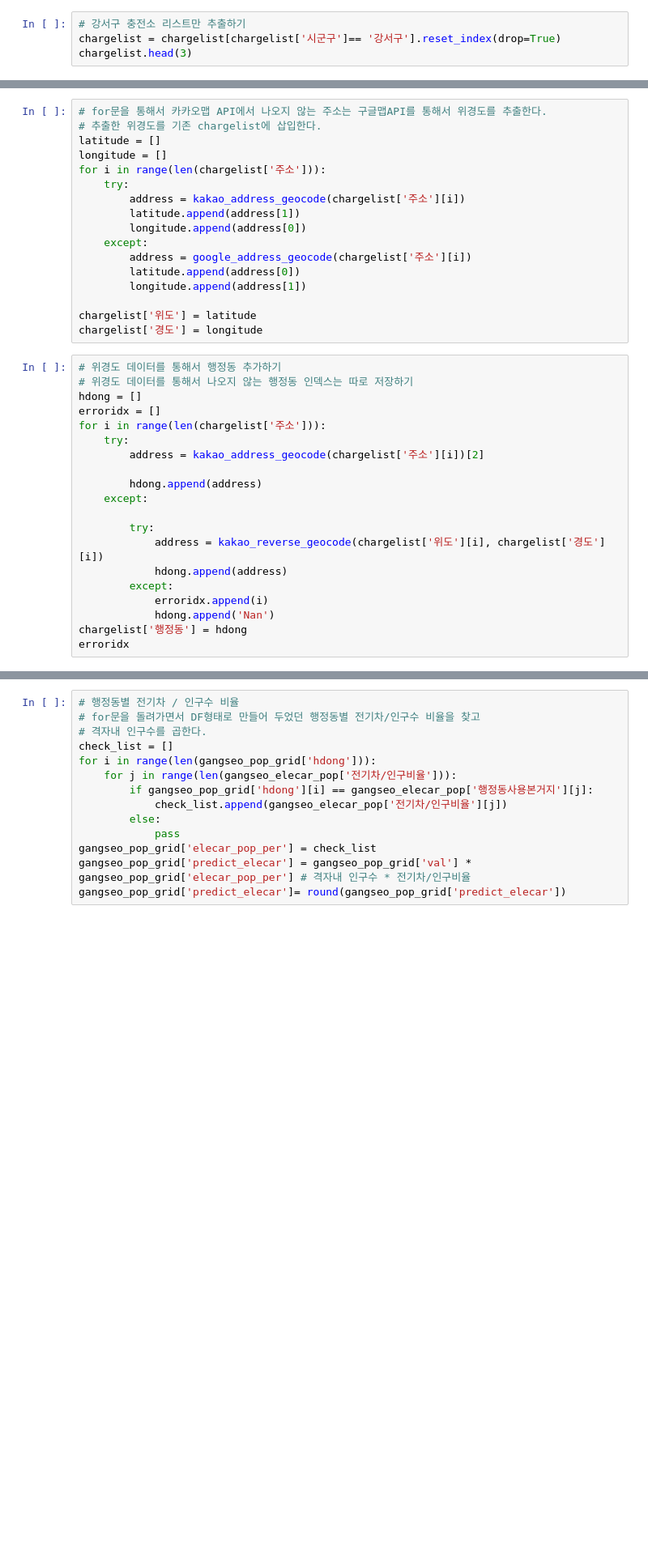
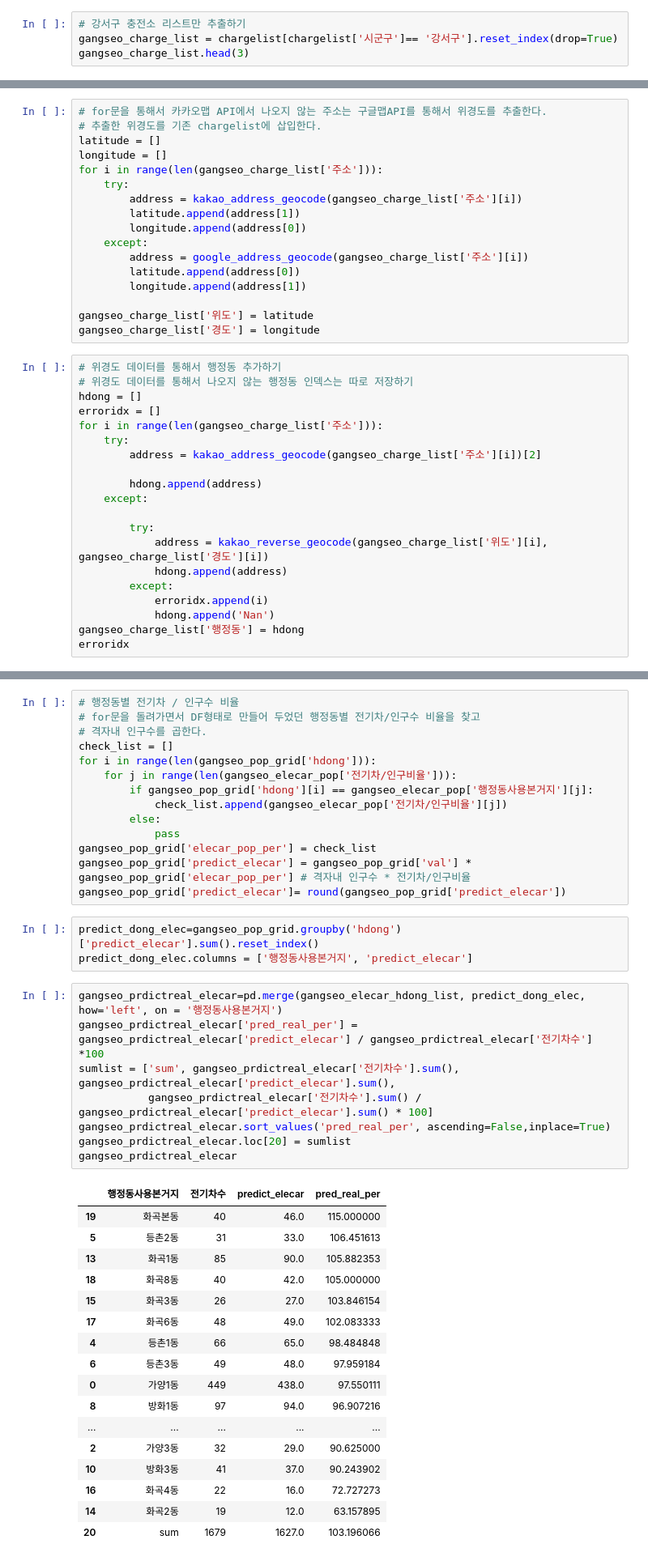
Before and after one commit to lima4/Gangseo-gu, a Jupyter notebook: final_data_eda.ipynb, the cells around one changed output, grey strips where cells are left out. Shown at 81% size. Cells and saved outputs as stored; diff of their text form; blank space fills up the shorter version.

Commit message:
Gangseo

```diff
--- a/final_data_eda.ipynb
+++ b/final_data_eda.ipynb
@@ -102,7 +106,7 @@ plt.show()
 # %%
 # 강서구 충전소 리스트만 추출하기
-chargelist = chargelist[chargelist['시군구']== '강서구'].reset_index(drop=True)
-chargelist.head(3)
+gangseo_charge_list = chargelist[chargelist['시군구']== '강서구'].reset_index(drop=True)
+gangseo_charge_list.head(3)
 # %% [output]
 |  | 운영기관 | 충전소 | 충전기ID | 충전기타입 | 지역 | 시군구 | 주소 | 이용가능시간 | 이용자 제한 | 급속충전량 | 비고 |
 | 0 | 환경부(한국자동차환경협회) | 가로공원로 지하공영주차장 | 1 | DC차데모+AC3상+DC콤보 | 서울특별시 | 강서구 | 서울특별시 강서구 가로공원로 189 지하주차장 05 | 24시간 이용가능 | NaN | 급속(50kW) | 주차요금 별도 |
@@ -142,37 +146,37 @@ def kakao_reverse_geocode(lat, lng):
 # 추출한 위경도를 기존 chargelist에 삽입한다.
 latitude = []
 longitude = []
-for i in range(len(chargelist['주소'])):
+for i in range(len(gangseo_charge_list['주소'])):
     try:
-        address = kakao_address_geocode(chargelist['주소'][i])
+        address = kakao_address_geocode(gangseo_charge_list['주소'][i])
         latitude.append(address[1])
         longitude.append(address[0])
     except:
-        address = google_address_geocode(chargelist['주소'][i])
+        address = google_address_geocode(gangseo_charge_list['주소'][i])
         latitude.append(address[0])
         longitude.append(address[1])
 
-chargelist['위도'] = latitude
-chargelist['경도'] = longitude
+gangseo_charge_list['위도'] = latitude
+gangseo_charge_list['경도'] = longitude
 # %%
 # 위경도 데이터를 통해서 행정동 추가하기
 # 위경도 데이터를 통해서 나오지 않는 행정동 인덱스는 따로 저장하기
 hdong = []
 erroridx = []
-for i in range(len(chargelist['주소'])):
+for i in range(len(gangseo_charge_list['주소'])):
     try:
-        address = kakao_address_geocode(chargelist['주소'][i])[2]
+        address = kakao_address_geocode(gangseo_charge_list['주소'][i])[2]
 
         hdong.append(address)
     except:
 
         try:
-            address = kakao_reverse_geocode(chargelist['위도'][i], chargelist['경도'][i])
+            address = kakao_reverse_geocode(gangseo_charge_list['위도'][i], gangseo_charge_list['경도'][i])
             hdong.append(address)
         except:
             erroridx.append(i)
             hdong.append('Nan')
-chargelist['행정동'] = hdong
+gangseo_charge_list['행정동'] = hdong
 erroridx
 # %% [output]
 []
@@ -703,3 +722,32 @@ for i in range(len(gangseo_pop_grid['hdong'])):
 gangseo_pop_grid['elecar_pop_per'] = check_list
 gangseo_pop_grid['predict_elecar'] = gangseo_pop_grid['val'] * gangseo_pop_grid['elecar_pop_per'] # 격자내 인구수 * 전기차/인구비율
 gangseo_pop_grid['predict_elecar']= round(gangseo_pop_grid['predict_elecar'])
+# %%
+predict_dong_elec=gangseo_pop_grid.groupby('hdong')['predict_elecar'].sum().reset_index()
+predict_dong_elec.columns = ['행정동사용본거지', 'predict_elecar']
+# %%
+gangseo_prdictreal_elecar=pd.merge(gangseo_elecar_hdong_list, predict_dong_elec, how='left', on = '행정동사용본거지')
+gangseo_prdictreal_elecar['pred_real_per'] = gangseo_prdictreal_elecar['predict_elecar'] / gangseo_prdictreal_elecar['전기차수'] *100
+sumlist = ['sum', gangseo_prdictreal_elecar['전기차수'].sum(), gangseo_prdictreal_elecar['predict_elecar'].sum(),
+           gangseo_prdictreal_elecar['전기차수'].sum() / gangseo_prdictreal_elecar['predict_elecar'].sum() * 100]
+gangseo_prdictreal_elecar.sort_values('pred_real_per', ascending=False,inplace=True)
+gangseo_prdictreal_elecar.loc[20] = sumlist
+gangseo_prdictreal_elecar
+# %% [output]
+|  | 행정동사용본거지 | 전기차수 | predict_elecar | pred_real_per |
+| 19 | 화곡본동 | 40 | 46.0 | 115.000000 |
+| 5 | 등촌2동 | 31 | 33.0 | 106.451613 |
+| 13 | 화곡1동 | 85 | 90.0 | 105.882353 |
+| 18 | 화곡8동 | 40 | 42.0 | 105.000000 |
+| 15 | 화곡3동 | 26 | 27.0 | 103.846154 |
+| 17 | 화곡6동 | 48 | 49.0 | 102.083333 |
+| 4 | 등촌1동 | 66 | 65.0 | 98.484848 |
+| 6 | 등촌3동 | 49 | 48.0 | 97.959184 |
+| 0 | 가양1동 | 449 | 438.0 | 97.550111 |
+| 8 | 방화1동 | 97 | 94.0 | 96.907216 |
+| ... | ... | ... | ... | ... |
+| 2 | 가양3동 | 32 | 29.0 | 90.625000 |
+| 10 | 방화3동 | 41 | 37.0 | 90.243902 |
+| 16 | 화곡4동 | 22 | 16.0 | 72.727273 |
+| 14 | 화곡2동 | 19 | 12.0 | 63.157895 |
+| 20 | sum | 1679 | 1627.0 | 103.196066 |
```
Also changed, not shown: parts of 19 cells of this notebook.
